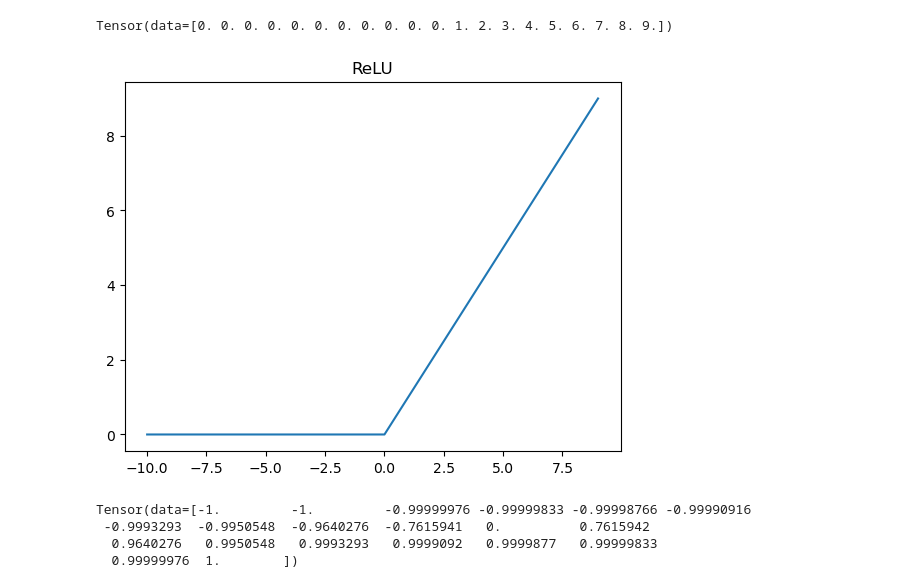
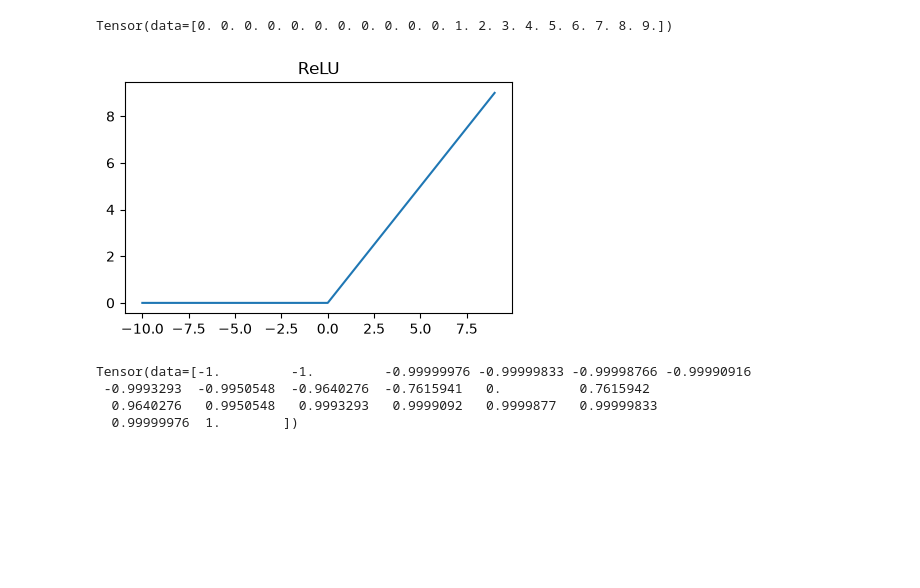
Before and after one commit to KaitoML/nano-dl-framework, a Jupyter notebook: tests.ipynb, the cells around one changed output. Cells and saved outputs as stored; diff of their text form; code cells hidden in the pictures; blank space fills up the shorter version.

```diff
--- a/tests.ipynb
+++ b/tests.ipynb
@@ -203,10 +203,11 @@ out
 # %% [output]
 Tensor(data=[0. 0. 0. 0. 0. 0. 0. 0. 0. 0. 0. 1. 2. 3. 4. 5. 6. 7. 8. 9.])
 # %%
+plt.figure(figsize=(5, 3))
 plt.plot(x.data, out.data)
 plt.title('ReLU');
 # %% [output]
-[figure, old version]
+[figure, new version]
 # %%
 out = Tanh()(x)
 out
```
Also changed, not shown: parts of 20 cells of this notebook.
